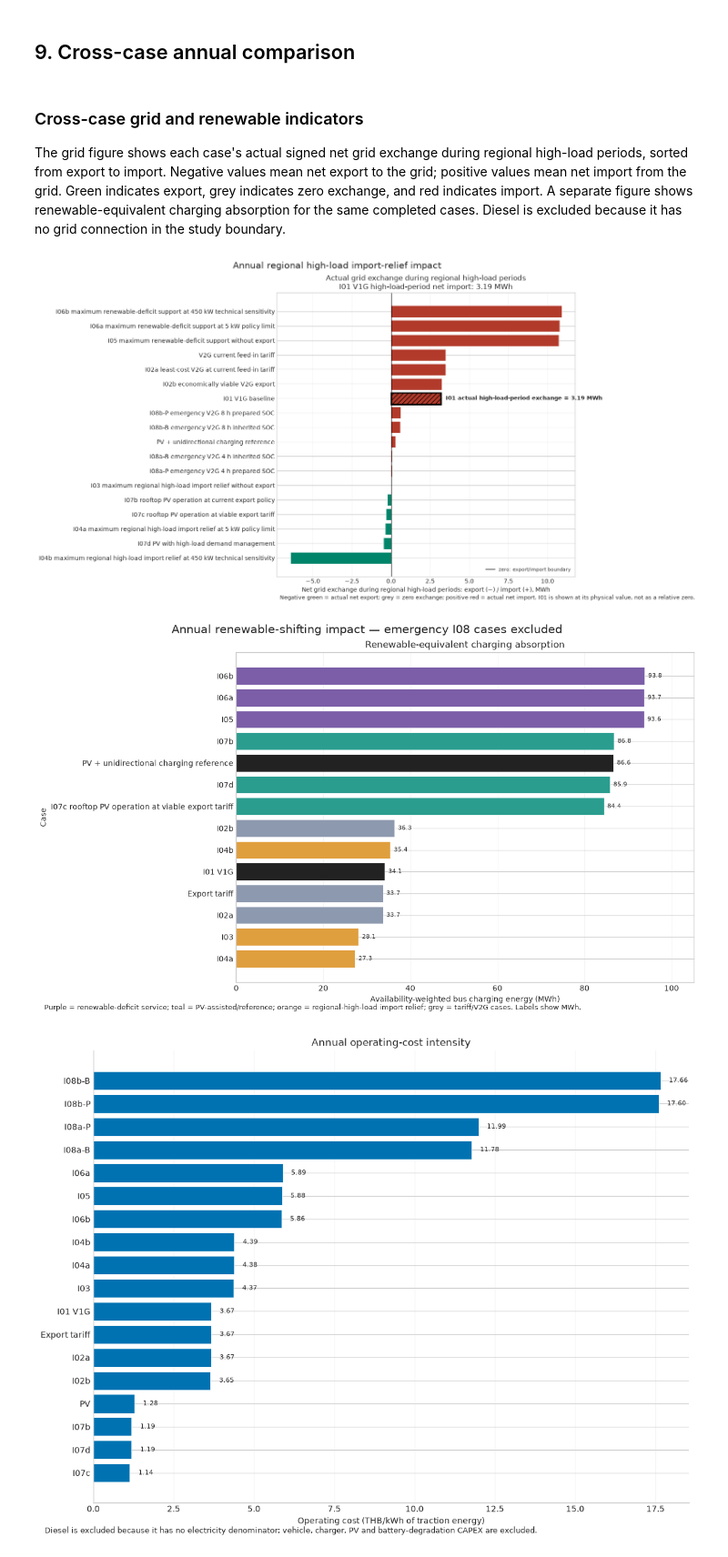
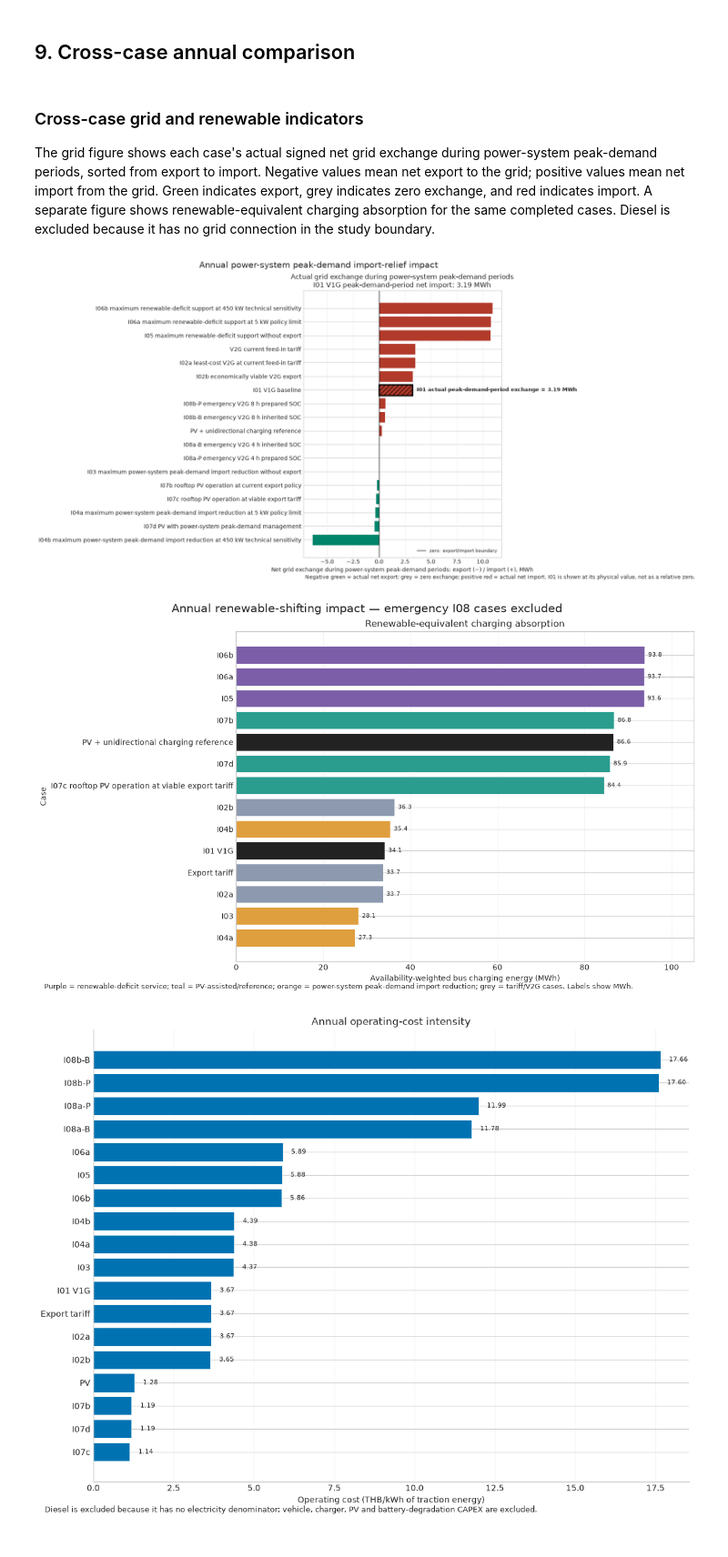
Before and after one commit to fraunhofer-isi/FLEXIMOD, a Jupyter notebook: notebooks/building_use_case_analysis.ipynb, the cells around one changed output. Shown at 91% size. Saved outputs shown, nothing was run; the diff lists cells and outputs as text; code cells hidden in the pictures.

```diff
--- a/notebooks/building_use_case_analysis.ipynb
+++ b/notebooks/building_use_case_analysis.ipynb
@@ -1033,7 +1033,7 @@ if not missing_pv_profile:
     }, index=cost_labels)
     labels = ['PV + current\nfeed-in policy']
     if high_load_pv_available:
-        labels.append('PV + high-load\ndemand management')
+        labels.append('PV + peak-demand\ndemand management')
     values = pv_cost_comparison['cost_change_pct'].to_numpy()
     colors = ['#009E73' if value < 0 else '#D55E00' for value in values]
 
@@ -1061,7 +1061,7 @@ if not missing_pv_profile:
 # %%
 if not missing_pv_profile and high_load_pv_available:
     high_load_cases = [pv_only_label, i07b_label, i07d_label]
-    high_load_labels = ['PV + unidirectional\ncharging', 'PV + current\nfeed-in policy', 'PV + high-load\ndemand management']
+    high_load_labels = ['PV + unidirectional\ncharging', 'PV + current\nfeed-in policy', 'PV + peak-demand\ndemand management']
     high_load_rows = []
     for label in high_load_cases:
         dispatch = dispatch_by_case[label]
@@ -1073,8 +1073,8 @@ if not missing_pv_profile and high_load_pv_available:
     fig, axis = plt.subplots(figsize=(8.8, 5.1), constrained_layout=True)
     bars = axis.bar(high_load_labels, high_load_rows, color=high_load_colors, width=0.62)
     axis.axhline(0, color='#1F2937', linewidth=0.9)
-    axis.set_ylabel('Net grid exchange during regional high-load periods (MWh)')
-    axis.set_title('PV and charge scheduling reduce high-load-period grid draw')
+    axis.set_ylabel('Net grid exchange during power-system peak-demand periods (MWh)')
+    axis.set_title('PV and charge scheduling reduce peak-demand-period grid draw')
     axis.text(0.5, 1.01, 'Positive = depot imports; negative = depot exports',
               transform=axis.transAxes, ha='center', va='bottom', fontsize=9.5, color='#4B5563')
     axis.grid(axis='y', alpha=0.28)
@@ -1096,7 +1096,7 @@ if not missing_pv_profile and high_load_pv_available:
     annual_map_labels = [
         'PV + unidirectional charging',
         'PV + current feed-in policy',
-        'PV + high-load demand management',
+        'PV + power-system peak-demand management',
     ]
     annual_map_colors = ['#4C78A8', '#009E73', '#007F6D']
     annual_map_rows = []
@@ -1144,7 +1144,7 @@ if not missing_pv_profile and high_load_pv_available:
     offsets = {
         'PV + unidirectional charging': (9, 12),
         'PV + current feed-in policy': (9, 13),
-        'PV + high-load demand management': (9, -33),
+        'PV + power-system peak-demand management': (9, -33),
     }
     for label in annual_map_labels:
         row = annual_map.loc[label]
@@ -1156,11 +1156,11 @@ if not missing_pv_profile and high_load_pv_available:
         )
 
     i07b_exchange = annual_map.loc['PV + current feed-in policy', 'high_load_exchange_MWh']
-    i07d_exchange = annual_map.loc['PV + high-load demand management', 'high_load_exchange_MWh']
+    i07d_exchange = annual_map.loc['PV + power-system peak-demand management', 'high_load_exchange_MWh']
     additional_relief = i07b_exchange - i07d_exchange
     axis.text(
         0.985, 0.965,
-        f'High-load demand management avoids a further {additional_relief:.3f} MWh\nof high-load-period grid draw versus the current feed-in policy',
+        f'Power-system peak-demand management avoids a further {additional_relief:.3f} MWh\nof peak-demand-period grid draw versus the current feed-in policy',
         transform=axis.transAxes, ha='right', va='top', fontsize=9.4, color='#075E54',
         bbox=dict(boxstyle='round,pad=0.35', facecolor='white', edgecolor='#A7D9CD'),
     )
@@ -1172,7 +1172,7 @@ if not missing_pv_profile and high_load_pv_available:
               ha='right', va='center', fontsize=9, color='#075E54')
     axis.set_title('Annual PV–grid–V2G outcome', fontsize=16, fontweight='semibold', pad=12)
     axis.set_xlabel('Annual rooftop-PV energy used for depot operation (MWh)')
-    axis.set_ylabel('Net grid exchange in regional high-load periods (MWh)\nimport (+) / export (−)')
+    axis.set_ylabel('Net grid exchange in power-system peak-demand periods (MWh)\nimport (+) / export (−)')
     axis.set_ylim(y_min, y_max)
     axis.grid(alpha=0.22)
     axis.set_axisbelow(True)
@@ -1189,7 +1189,7 @@ family = [
     ('PV + unidirectional charging reference', 'PV + unidirectional charging'),
     ('I07b rooftop PV operation at current export policy', 'PV + current feed-in policy'),
     ('I07c rooftop PV operation at viable export tariff', 'PV + higher feed-in tariff'),
-    ('I07d PV with high-load demand management', 'PV + high-load demand management'),
+    ('I07d PV with power-system peak-demand management', 'PV + power-system peak-demand management'),
 ]
 rows = []
 for scenario, name in family:
@@ -1336,9 +1336,9 @@ else:
 # %% [markdown]
 ### Cross-case grid and renewable indicators
 
-The grid figure shows each case's actual signed net grid exchange during regional high-load periods, sorted from export to import. Negative values mean net export to the grid; positive values mean net import from the grid. Green indicates export, grey indicates zero exchange, and red indicates import. A separate figure shows renewable-equivalent charging absorption for the same completed cases. Diesel is excluded because it has no grid connection in the study boundary.
+The grid figure shows each case's actual signed net grid exchange during power-system peak-demand periods, sorted from export to import. Negative values mean net export to the grid; positive values mean net import from the grid. Green indicates export, grey indicates zero exchange, and red indicates import. A separate figure shows renewable-equivalent charging absorption for the same completed cases. Diesel is excluded because it has no grid connection in the study boundary.
 # %%
-# Regional high-load import-relief indicators are shown as absolute grid exchange during high-load periods.
+# Power-system peak-demand import-relief indicators are shown as absolute grid exchange during peak-demand periods.
 # I01 is included as the ordinary V1G reference bar.
 impact = comparison.drop(index='Diesel benchmark', errors='ignore').copy()
 impact = impact.loc[impact.index.intersection(dispatch_by_case)]
@@ -1372,16 +1372,16 @@ if 'I01 V1G baseline' in stress_impact.index:
     bars[i01_position].set_edgecolor('black')
     bars[i01_position].set_linewidth(2.5)
     bars[i01_position].set_hatch('///')
-    axis.annotate(f'I01 actual high-load-period exchange = {i01_stress_import:.2f} MWh', xy=(i01_stress_import, i01_position), xytext=(8, 0), textcoords='offset points', va='center', fontsize=9, fontweight='bold', color='#222222')
+    axis.annotate(f'I01 actual peak-demand-period exchange = {i01_stress_import:.2f} MWh', xy=(i01_stress_import, i01_position), xytext=(8, 0), textcoords='offset points', va='center', fontsize=9, fontweight='bold', color='#222222')
 axis.axvline(0.0, color='black', linewidth=0.9, label='zero: export/import boundary')
-axis.set_title(f'Actual grid exchange during regional high-load periods\nI01 V1G high-load-period net import: {i01_stress_import:.2f} MWh')
-axis.set_xlabel('Net grid exchange during regional high-load periods: export (−) / import (+), MWh')
+axis.set_title(f'Actual grid exchange during power-system peak-demand periods\nI01 V1G peak-demand-period net import: {i01_stress_import:.2f} MWh')
+axis.set_xlabel('Net grid exchange during power-system peak-demand periods: export (−) / import (+), MWh')
 axis.legend(fontsize=8, loc='lower right')
 axis.text(0.01, -0.08, 'Negative green = actual net export; grey = zero exchange; positive red = actual net import. I01 is shown at its physical value, not as a relative zero.', transform=axis.transAxes, fontsize=9)
 axis.grid(axis='x', alpha=0.25)
 axis.set_axisbelow(True)
 
-figure.suptitle('Annual regional high-load import-relief impact', fontsize=15)
+figure.suptitle('Annual power-system peak-demand import-relief impact', fontsize=15)
 plt.show()
 
 # Emergency cases are resilience tests, not renewable-shifting cases, so they are not plotted here.
@@ -1393,44 +1393,44 @@ renewable_short_labels = {
     'V2G current feed-in tariff': 'Export tariff',
     'I02a least-cost V2G at current feed-in tariff': 'I02a',
     'I02b economically viable V2G export': 'I02b',
-    'I03 maximum regional high-load import relief without export': 'I03',
-    'I04a maximum regional high-load import relief at 5 kW policy limit': 'I04a',
-    'I04b maximum regional high-load import relief at 450 kW technical sensitivity': 'I04b',
+    'I03 maximum power-system peak-demand import reduction without export': 'I03',
+    'I04a maximum power-system peak-demand import reduction at 5 kW policy limit': 'I04a',
+    'I04b maximum power-system peak-demand import reduction at 450 kW technical sensitivity': 'I04b',
     'I05 maximum renewable-deficit support without export': 'I05',
     'I06a maximum renewable-deficit support at 5 kW policy limit': 'I06a',
     'I06b maximum renewable-deficit support at 450 kW technical sensitivity': 'I06b',
     'I07b rooftop PV operation at current export policy': 'I07b',
-    'I07d PV with high-load demand management': 'I07d',
+    'I07d PV with power-system peak-demand management': 'I07d',
 }
 renewable_labels = [renewable_short_labels.get(name, name) for name in renewable_impact.index]
 renewable_colors = []
 for name in renewable_impact.index:
     if name.startswith('I05') or name.startswith('I06'):
         renewable_colors.append('#7b5ea7')
     elif name.startswith('I07') or name == 'PV-only operating reference':
         renewable_colors.append('#2a9d8f')
     elif name.startswith('I03') or name.startswith('I04'):
         renewable_colors.append('#e09f3e')
     elif name.startswith('I02') or name == 'V2G current feed-in tariff':
         renewable_colors.append('#8d99ae')
     else:
         renewable_colors.append('#222222')
 renewable_figure, renewable_axis = plt.subplots(figsize=(12, 7), constrained_layout=True)
 renewable_bars = renewable_axis.barh(renewable_labels, renewable_impact.values, color=renewable_colors, edgecolor='white', linewidth=0.6)
 for bar, value in zip(renewable_bars, renewable_impact.values):
     renewable_axis.text(value + 0.8, bar.get_y() + bar.get_height() / 2, f'{value:.1f}', va='center', fontsize=8)
 renewable_axis.set_title('Renewable-equivalent charging absorption')
 renewable_axis.set_xlabel('Availability-weighted bus charging energy (MWh)')
 renewable_axis.set_ylabel('Case')
 renewable_axis.set_xlim(0, max(renewable_impact.max() * 1.12, 1.0))
 renewable_axis.grid(axis='x', alpha=0.25)
 renewable_axis.set_axisbelow(True)
 renewable_figure.suptitle('Annual renewable-shifting impact — emergency I08 cases excluded', fontsize=15)
-renewable_figure.text(0.01, -0.01, 'Purple = renewable-deficit service; teal = PV-assisted/reference; orange = regional-high-load import relief; grey = tariff/V2G cases. Labels show MWh.', fontsize=9)
+renewable_figure.text(0.01, -0.01, 'Purple = renewable-deficit service; teal = PV-assisted/reference; orange = power-system peak-demand import reduction; grey = tariff/V2G cases. Labels show MWh.', fontsize=9)
 plt.show()
 # %% [output]
-[figure, old version]
+[figure, new version]
-[figure, old version]
+[figure, new version]
 # %%
 def concise_case_label(name):
     if name == 'Diesel benchmark':
```
Also changed, not shown: parts of 23 cells of this notebook, 13 other files.
